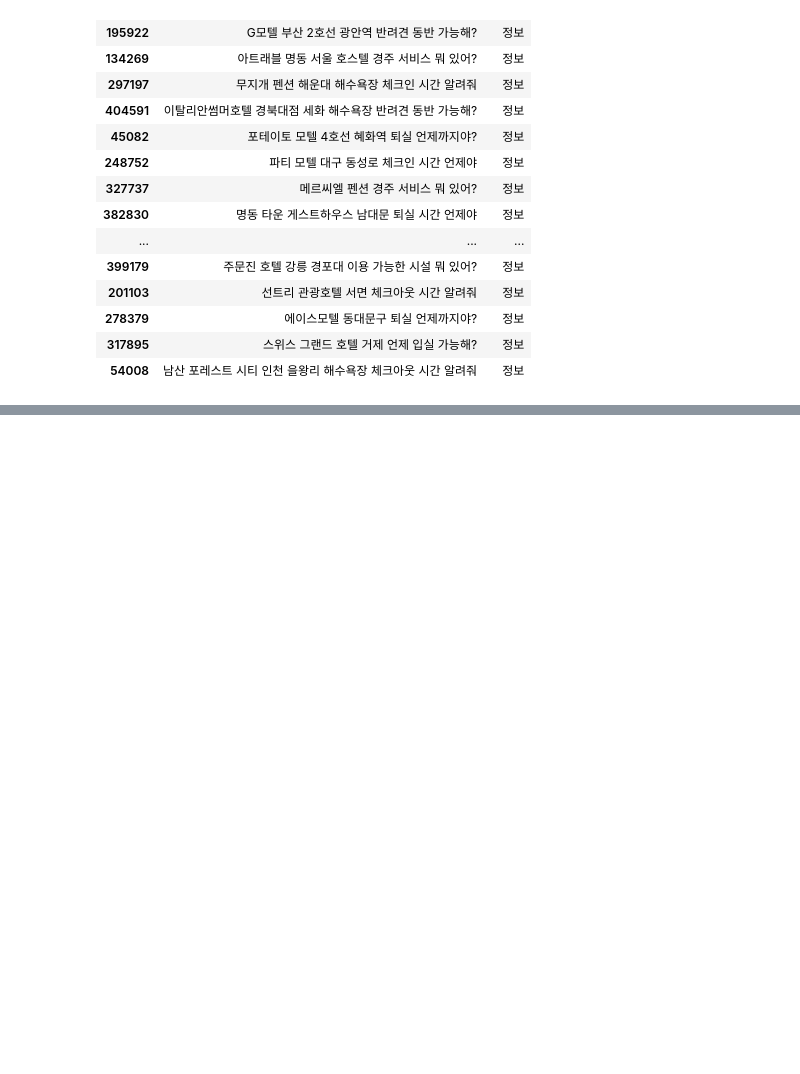
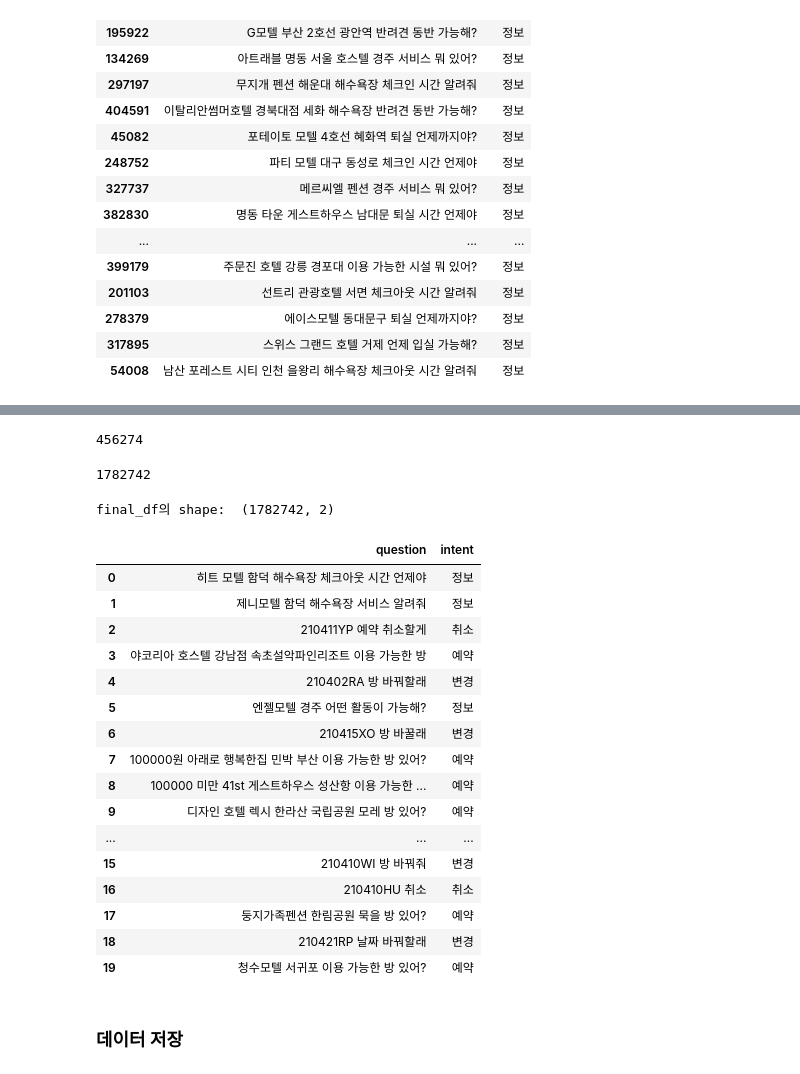
Before and after one commit to changyong93/Natural-language-processing-with-chat-bot, a Jupyter notebook: 챗봇_모델_학습(hotel_ver).ipynb, the cells around one changed output, grey strips where cells are left out. Saved outputs shown, nothing was run; the diff lists cells and outputs as text; code cells hidden in the pictures; blank space fills up the shorter version.

```diff
--- a/챗봇_모델_학습(hotel_ver).ipynb
+++ b/챗봇_모델_학습(hotel_ver).ipynb
@@ -1174,0 +1177,38 @@ information_df.sample(20)
+# %%
+final_df = information_df.copy()
+# %%
+len(final_df)
+# %% [output]
+456274
+# %%
+final_df = final_df.append(reservation_df).append(change_df).append(cancellation_df).append(confirmation_df)
+# %%
+len(final_df)
+# %% [output]
+1782742
+# %%
+final_df = shuffle(final_df).reset_index(drop=True)
+# %%
+print("final_df의 shape: ",final_df.shape)
+final_df[:20]
+# %% [output]
+final_df의 shape:  (1782742, 2)
+|  | question | intent |
+| 0 | 히트 모텔 함덕 해수욕장 체크아웃 시간 언제야 | 정보 |
+| 1 | 제니모텔 함덕 해수욕장 서비스 알려줘 | 정보 |
+| 2 | 210411YP 예약 취소할게 | 취소 |
+| 3 | 야코리아 호스텔 강남점 속초설악파인리조트 이용 가능한 방 | 예약 |
+| 4 | 210402RA 방 바꿔할래 | 변경 |
+| 5 | 엔젤모텔 경주 어떤 활동이 가능해? | 정보 |
+| 6 | 210415XO 방 바꿀래 | 변경 |
+| 7 | 100000원 아래로 행복한집 민박 부산 이용 가능한 방 있어? | 예약 |
+| 8 | 100000 미만 41st 게스트하우스 성산항 이용 가능한 ... | 예약 |
+| 9 | 디자인 호텔 렉시 한라산 국립공원 모레 방 있어? | 예약 |
+| ... | ... | ... |
+| 15 | 210410WI 방 바꿔줘 | 변경 |
+| 16 | 210410HU 취소 | 취소 |
+| 17 | 둥지가족펜션 한림공원 묵을 방 있어? | 예약 |
+| 18 | 210421RP 날짜 바꿔할래 | 변경 |
+| 19 | 청수모텔 서귀포 이용 가능한 방 있어? | 예약 |
+# %% [markdown]
+### 데이터 저장
```
Also changed, not shown: parts of 6 cells of this notebook.
